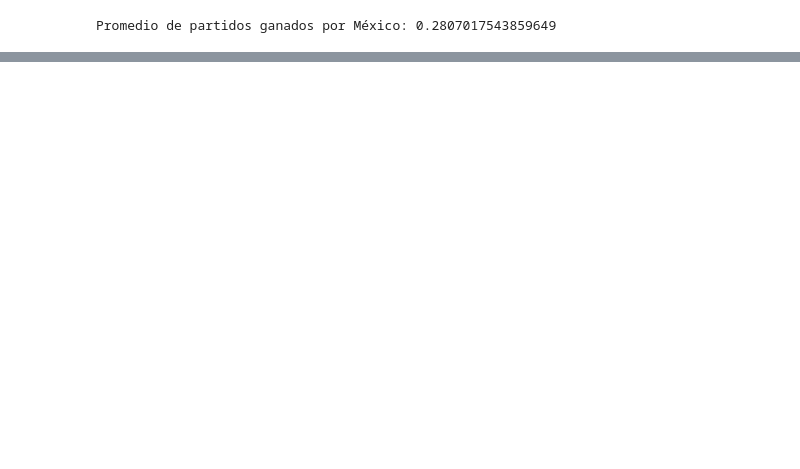
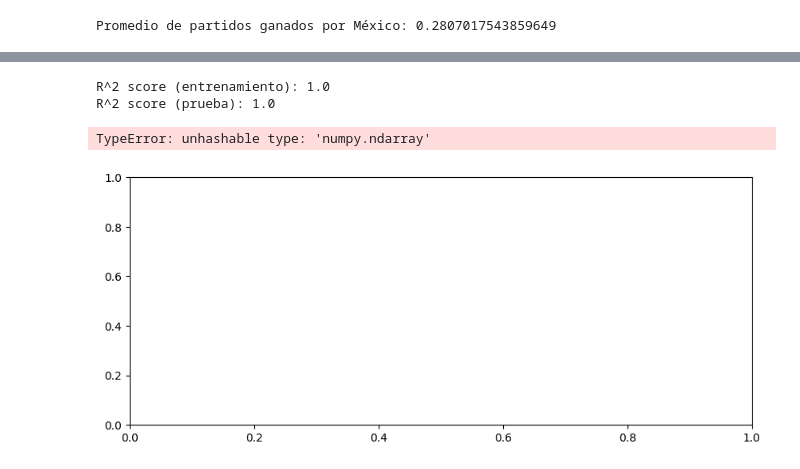
Before and after one commit to Moni-Ib/proyecto_data_analytics, a Jupyter notebook: proyecto_data_analytics/notebooks/proyecto.ipynb, the cells around one changed output, grey strips where cells are left out. Saved outputs shown, nothing was run; the diff lists cells and outputs as text; code cells hidden in the pictures; blank space fills up the shorter version.

```diff
--- a/proyecto_data_analytics/notebooks/proyecto.ipynb
+++ b/proyecto_data_analytics/notebooks/proyecto.ipynb
@@ -253,7 +253,8 @@ len(ganados) #16 partidos ha ganado México
 #media de goles metidos por México
 mexico_goals_home = df[df['home_team'] == 'Mexico']['home_score']
 mexico_goals_away = df[df['away_team'] == 'Mexico']['away_score']
-promedio_goles_mexico = (mexico_goals_home.sum() + mexico_goals_away.sum()) / (len(mexico_goals_home) + len(mexico_goals_away))
+total_goles_mex = mexico_goals_home.sum() + mexico_goals_away.sum()
+promedio_goles_mexico = (total_goles_mex) / (len(partidos_mex))
 
 print("Promedio de goles metidos por México:", promedio_goles_mexico)
 # %% [output]
@@ -268,0 +293,3 @@ Promedio de partidos ganados por México: 0.2807017543859649
+# %%
+df['total_goles_mex'] = total_goles_mex
+df
@@ -268,0 +310,44 @@ Promedio de partidos ganados por México: 0.2807017543859649
+# %%
+
+# Preprocesamiento de datos
+X = df[['home_team', 'away_team']]
+y = df['total_goles_mex']
+
+# Codificación de variables categóricas
+encoder = OneHotEncoder()
+X_encoded = encoder.fit_transform(X)
+
+# División de datos en conjuntos de entrenamiento y prueba
+X_train, X_test, y_train, y_test = train_test_split(X_encoded, y, test_size=0.2, random_state=42)
+
+# Entrenamiento del modelo de regresión lineal
+model = LinearRegression()
+model.fit(X_train, y_train)
+
+# Predicción en el conjunto de entrenamiento
+y_train_pred = model.predict(X_train)
+
+# Predicción en el conjunto de prueba
+y_test_pred = model.predict(X_test)
+
+# Evaluación del modelo
+train_score = model.score(X_train, y_train)
+test_score = model.score(X_test, y_test)
+print("R^2 score (entrenamiento):", train_score)
+print("R^2 score (prueba):", test_score)
+# %% [output]
+R^2 score (entrenamiento): 1.0
+R^2 score (prueba): 1.0
+# %%
+plt.figure(figsize=(10,4))
+plt.scatter(X, y, label='Data')
+plt.plot(X, y_pred, label='Linear Regression', c='green')
+plt.xlabel('Goals by Mexico')
+plt.ylabel('Country')
+plt.legend()
+plt.title('Comparación de goles by Mexico')
+
+plt.show()
+# %% [output]
+TypeError: unhashable type: 'numpy.ndarray'
+[figure, added]
```
Also changed, not shown: parts of 12 cells of this notebook, 1 other file.
